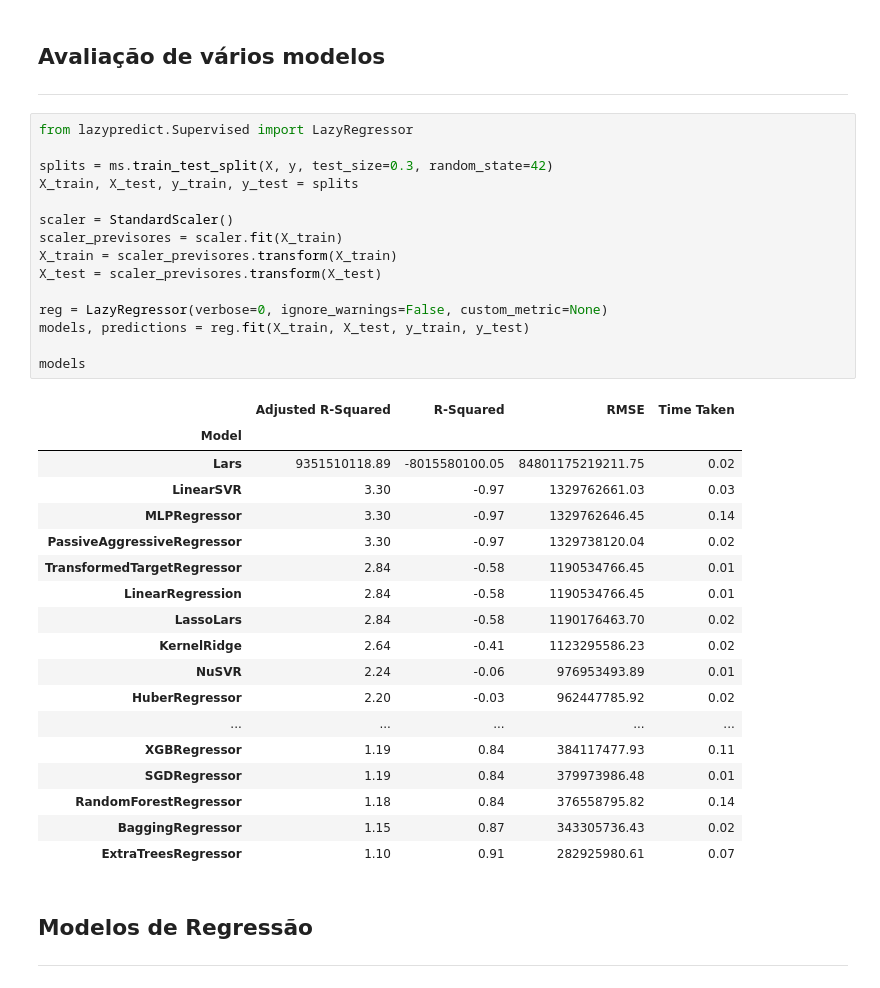
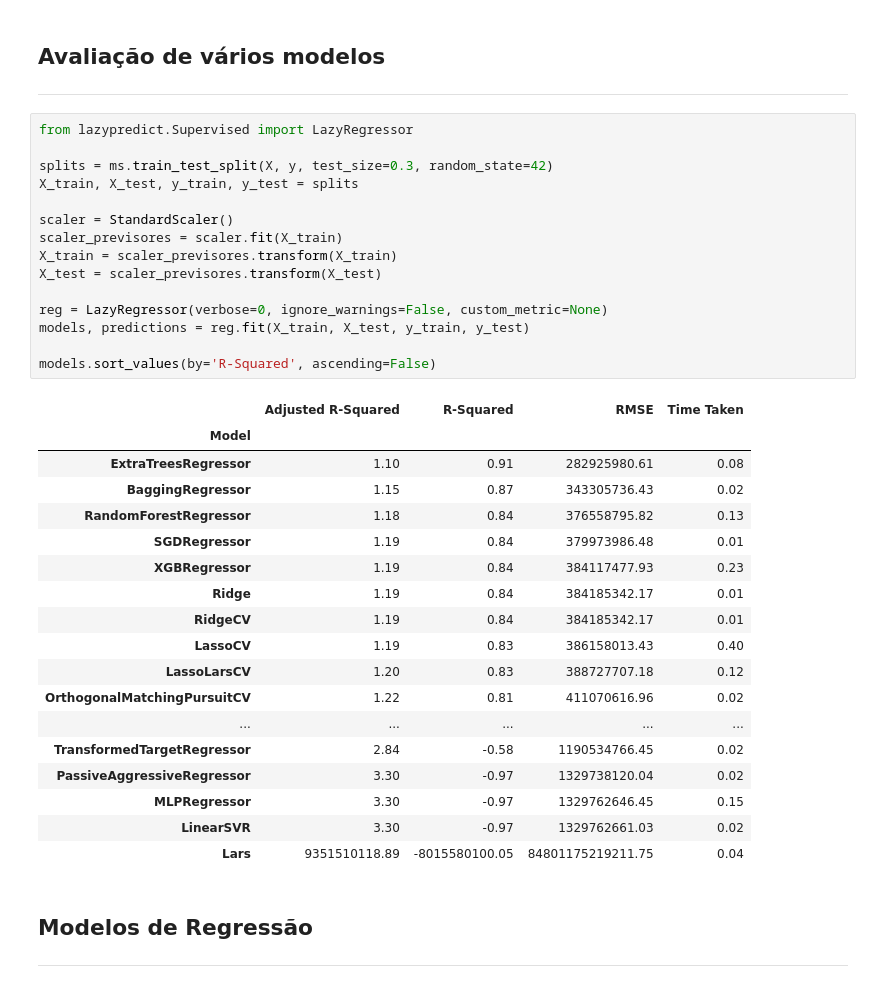
Before and after one commit to andremarasca/exploracao_brics-world-bank-indicators, a Jupyter notebook: exploracao_BRICS.ipynb, the cells around one changed output. Drawn from its saved outputs; the diff is of its cells as text.

```diff
--- a/exploracao_BRICS.ipynb
+++ b/exploracao_BRICS.ipynb
@@ -394,37 +367,37 @@ ___
 # %%
 from lazypredict.Supervised import LazyRegressor
 
 splits = ms.train_test_split(X, y, test_size=0.3, random_state=42)
 X_train, X_test, y_train, y_test = splits
 
 scaler = StandardScaler()
 scaler_previsores = scaler.fit(X_train)
 X_train = scaler_previsores.transform(X_train)
 X_test = scaler_previsores.transform(X_test)
 
 reg = LazyRegressor(verbose=0, ignore_warnings=False, custom_metric=None)
 models, predictions = reg.fit(X_train, X_test, y_train, y_test)
 
-models
+models.sort_values(by='R-Squared', ascending=False)
 # %% [output]
 |  | Adjusted R-Squared | R-Squared | RMSE | Time Taken |
 | Model |  |  |  |  |
-| Lars | 9351510118.89 | -8015580100.05 | 84801175219211.75 | 0.02 |
-| LinearSVR | 3.30 | -0.97 | 1329762661.03 | 0.03 |
-| MLPRegressor | 3.30 | -0.97 | 1329762646.45 | 0.14 |
+| ExtraTreesRegressor | 1.10 | 0.91 | 282925980.61 | 0.08 |
+| BaggingRegressor | 1.15 | 0.87 | 343305736.43 | 0.02 |
+| RandomForestRegressor | 1.18 | 0.84 | 376558795.82 | 0.13 |
+| SGDRegressor | 1.19 | 0.84 | 379973986.48 | 0.01 |
+| XGBRegressor | 1.19 | 0.84 | 384117477.93 | 0.23 |
+| Ridge | 1.19 | 0.84 | 384185342.17 | 0.01 |
+| RidgeCV | 1.19 | 0.84 | 384185342.17 | 0.01 |
+| LassoCV | 1.19 | 0.83 | 386158013.43 | 0.40 |
+| LassoLarsCV | 1.20 | 0.83 | 388727707.18 | 0.12 |
+| OrthogonalMatchingPursuitCV | 1.22 | 0.81 | 411070616.96 | 0.02 |
+| ... | ... | ... | ... | ... |
+| TransformedTargetRegressor | 2.84 | -0.58 | 1190534766.45 | 0.02 |
 | PassiveAggressiveRegressor | 3.30 | -0.97 | 1329738120.04 | 0.02 |
-| TransformedTargetRegressor | 2.84 | -0.58 | 1190534766.45 | 0.01 |
-| LinearRegression | 2.84 | -0.58 | 1190534766.45 | 0.01 |
-| LassoLars | 2.84 | -0.58 | 1190176463.70 | 0.02 |
-| KernelRidge | 2.64 | -0.41 | 1123295586.23 | 0.02 |
-| NuSVR | 2.24 | -0.06 | 976953493.89 | 0.01 |
-| HuberRegressor | 2.20 | -0.03 | 962447785.92 | 0.02 |
-| ... | ... | ... | ... | ... |
-| XGBRegressor | 1.19 | 0.84 | 384117477.93 | 0.11 |
-| SGDRegressor | 1.19 | 0.84 | 379973986.48 | 0.01 |
-| RandomForestRegressor | 1.18 | 0.84 | 376558795.82 | 0.14 |
-| BaggingRegressor | 1.15 | 0.87 | 343305736.43 | 0.02 |
-| ExtraTreesRegressor | 1.10 | 0.91 | 282925980.61 | 0.07 |
+| MLPRegressor | 3.30 | -0.97 | 1329762646.45 | 0.15 |
+| LinearSVR | 3.30 | -0.97 | 1329762661.03 | 0.02 |
+| Lars | 9351510118.89 | -8015580100.05 | 84801175219211.75 | 0.04 |
 # %% [markdown]
 ## Modelos de Regressão
 ___
```
Also changed, not shown: parts of 20 cells of this notebook.
